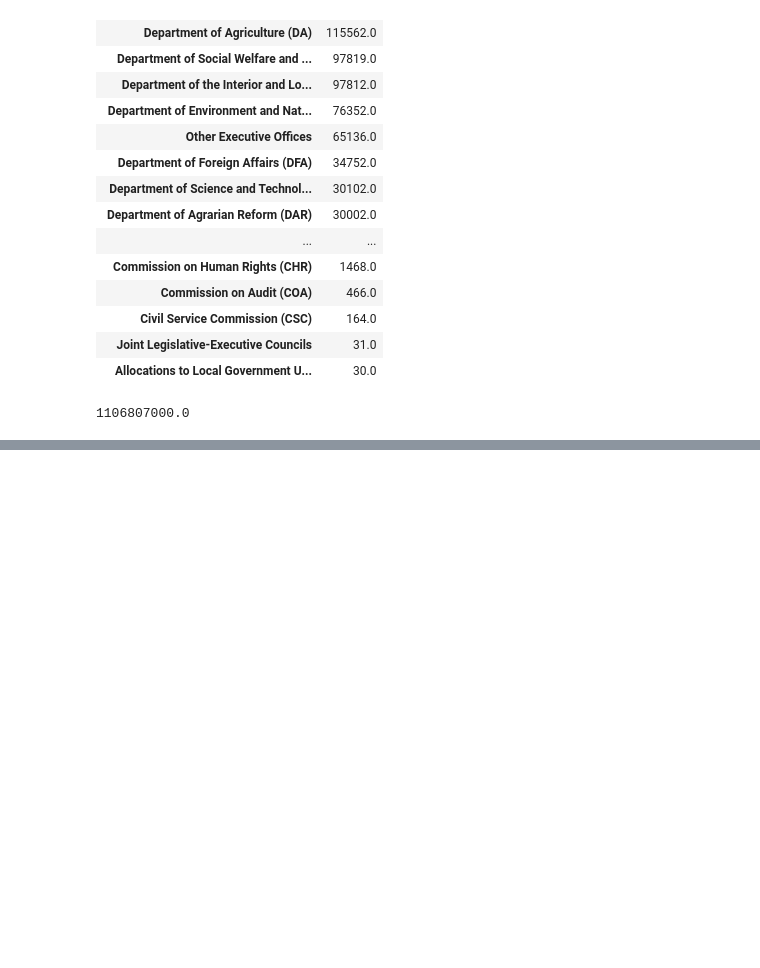
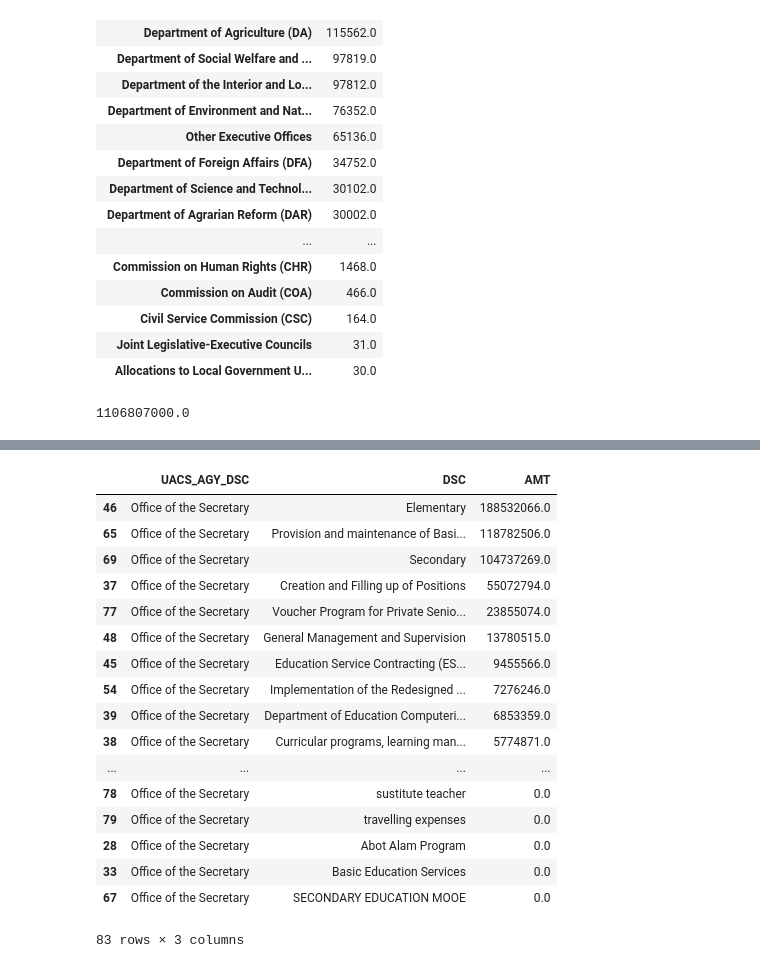
Before and after one commit to RickBahague/NEP2017, a Jupyter notebook: NEP2017Explore.ipynb, the cells around one changed output, grey strips where cells are left out. Saved outputs shown, nothing was run; the diff lists cells and outputs as text; code cells hidden in the pictures; blank space fills up the shorter version.

```diff
--- a/NEP2017Explore.ipynb
+++ b/NEP2017Explore.ipynb
@@ -282,0 +383,2 @@ data[data.UACS_SOBJ_DSC.str.contains("Mobile")==True].groupby("UACS_DPT_DSC").ag
+# %%
+deped_funds = data[data.UACS_DPT_DSC=='Department of Education (DepEd)']
@@ -282,0 +500,22 @@ data[data.UACS_SOBJ_DSC.str.contains("Mobile")==True].groupby("UACS_DPT_DSC").ag
+# %%
+deped_funds.groupby(["UACS_AGY_DSC","DSC"]).agg({"AMT":"sum"}).reset_index().\
+    sort_values("AMT",ascending=False)
+# %% [output]
+|  | UACS_AGY_DSC | DSC | AMT |
+| 46 | Office of the Secretary | Elementary | 188532066.0 |
+| 65 | Office of the Secretary | Provision and maintenance of Basi... | 118782506.0 |
+| 69 | Office of the Secretary | Secondary | 104737269.0 |
+| 37 | Office of the Secretary | Creation and Filling up of Positions | 55072794.0 |
+| 77 | Office of the Secretary | Voucher Program for Private Senio... | 23855074.0 |
+| 48 | Office of the Secretary | General Management and Supervision | 13780515.0 |
+| 45 | Office of the Secretary | Education Service Contracting (ES... | 9455566.0 |
+| 54 | Office of the Secretary | Implementation of the Redesigned ... | 7276246.0 |
+| 39 | Office of the Secretary | Department of Education Computeri... | 6853359.0 |
+| 38 | Office of the Secretary | Curricular programs, learning man... | 5774871.0 |
+| ... | ... | ... | ... |
+| 78 | Office of the Secretary | sustitute teacher | 0.0 |
+| 79 | Office of the Secretary | travelling expenses | 0.0 |
+| 28 | Office of the Secretary | Abot Alam Program | 0.0 |
+| 33 | Office of the Secretary | Basic Education Services | 0.0 |
+| 67 | Office of the Secretary | SECONDARY EDUCATION MOOE | 0.0 |
+83 rows × 3 columns
```
Also changed, not shown: parts of 19 cells of this notebook, 4 other files.
